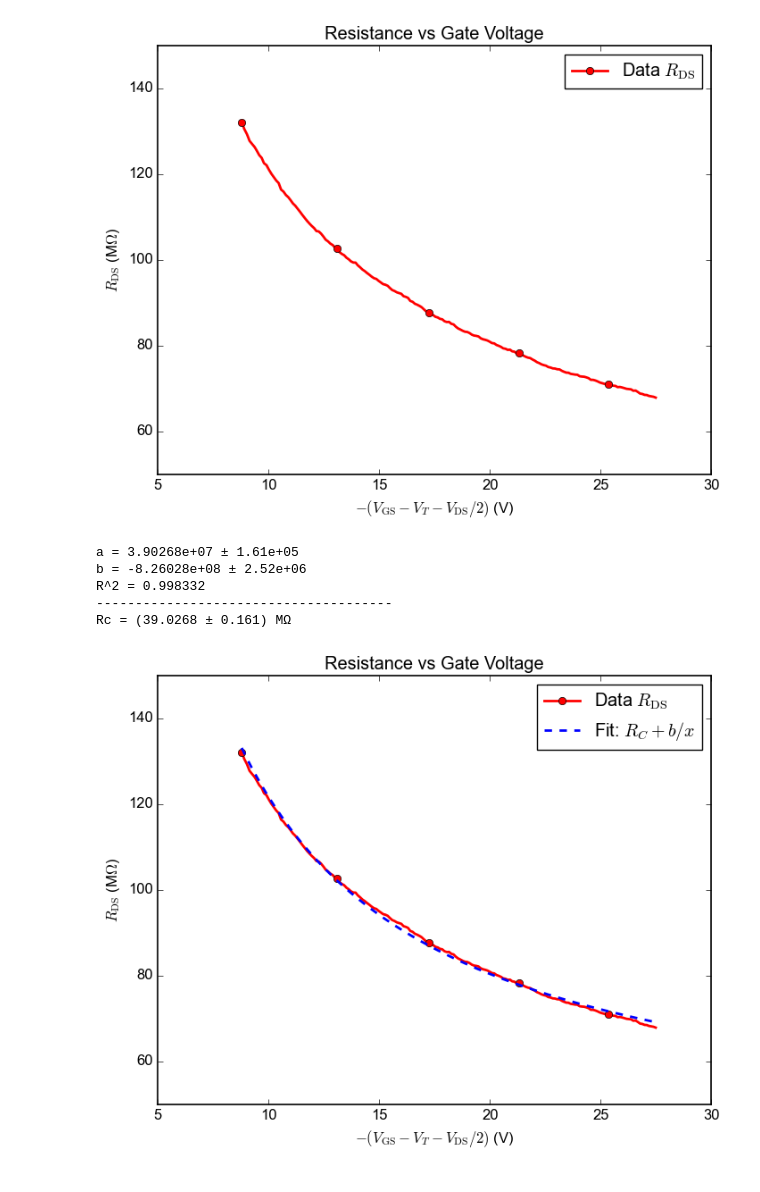
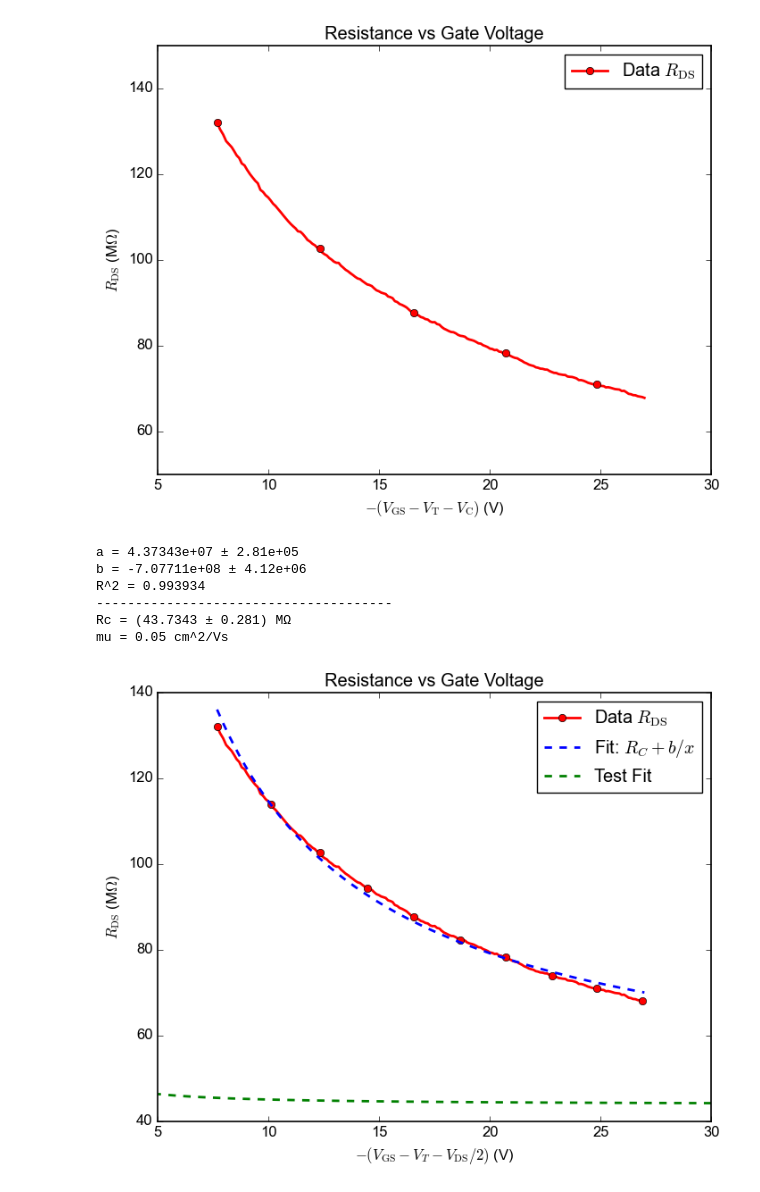
Before and after one commit to phamtrungkien8904/BachelorThesis, a Jupyter notebook: PS/resistance-vdP.ipynb, the cells around one changed output. Cells and saved outputs as stored; diff of their text form; code cells hidden in the pictures.

```diff
--- a/PS/resistance-vdP.ipynb
+++ b/PS/resistance-vdP.ipynb
@@ -20,14 +20,20 @@ data = np.loadtxt("./Data-Mobility/data-50nA-analyse.dat")
 V_GS = data[:, 0]  # VGS values
 I_DS = data[:, 2]  # IDS values
 V_DS = data[:, 3]  # VDS values
+sigma = data[:, 7]
+
 V_C = 0.5*(data[:, 4] + data[:, 5])
 R_DS = V_DS / I_DS  # Calculate resistance
 V_T = -10.1
+C =	2.6e-9	# F
+A = 45e-6	# m^2
+Ci = C/A # F/m^2
+mu = 3.6e-4	# m^2/Vs
 
-x = V_GS - V_T - 0.5 * V_C
+x = V_GS - V_T - V_C
 
 plt.plot(-x, R_DS*1e-6, lw=2, label=r'Data $R_\text{DS}$', color='red', marker='o', linestyle='-', markevery=40)
-plt.xlabel(r"$-(V_\text{GS}- V_T - V_\text{DS}/2)$ (V)")
+plt.xlabel(r"$-(V_\text{GS}- V_\text{T} - V_\text{C})$ (V)")
 plt.ylabel(r"$R_\text{DS}$ (M$\Omega$)")
 plt.xlim(5,30)
 plt.ylim(50, 150)
@@ -35,59 +41,70 @@ plt.legend(frameon=True, loc='upper right', numpoints=1)
 plt.title("Resistance vs Gate Voltage")
 plt.show()
 # %% [output]
-[figure, old version]
+[figure, new version]
 # %%
 def func(x, a, b):
     return a + b / x
 
-# Use only finite points in the requested fit window: 5 <= x <= 30
-mask = np.isfinite(x) & np.isfinite(R_DS)
+# Use only finite points in the requested fit window: 5 <= -x <= 30
+mask = np.isfinite(x) & np.isfinite(R_DS) & (-x >= 5) & (-x <= 30)
 x_fit = x[mask]
 R_fit_data = R_DS[mask]
+
+# Target b value corresponding to mu = 3 cm^2/Vs
+b_target = -np.log(2) / (np.pi * Ci * 1e-4 * 3)
+a0 = np.median(R_fit_data)
 
 # Fit Rc + b/x to the selected x-range
 popt, pcov = curve_fit(
     func,
     x_fit,
     R_fit_data,
-    p0=(10, 10),
+    p0=(a0, b_target),
+    bounds=([-np.inf, -np.inf], [np.inf, 0]),
 )
 R_fit = func(x_fit, *popt)
 a, b = popt
 
 # Coefficient of determination
 ss_res = np.sum((R_fit_data - R_fit) ** 2)
 ss_tot = np.sum((R_fit_data - np.mean(R_fit_data)) ** 2)
 r2 = 1 - (ss_res / ss_tot)
 
 # 1-sigma parameter uncertainties from covariance matrix
 perr = np.sqrt(np.diag(pcov))
 a_err, b_err = perr
 
 
 
 R_fit = func(x_fit, a, b)
 
 
 print(f"a = {a:.6g} ± {a_err:.3g}")
 print(f"b = {b:.6g} ± {b_err:.3g}")
 print(f"R^2 = {r2:.6f}")
 print("--------------------------------------")
 print(f"Rc = ({a*1e-6:.6g} ± {a_err*1e-6:.3g}) MΩ")
+print(f"mu = {-np.log(2)/(np.pi*b*Ci)*1e4:.2f} cm^2/Vs")
 
-plt.plot(-x, R_DS*1e-6, lw=2, label=r'Data $R_\text{DS}$', color='red', marker='o', linestyle='-', markevery=40)
+x_test = np.linspace(-30, -5, 100)
+R_test = func(x_test, a, b_target)  # Reference curve with mu=3 cm^2/Vs
+
+plt.plot(-x, R_DS*1e-6, lw=2, label=r'Data $R_\text{DS}$', color='red', marker='o', linestyle='-', markevery=20)
 plt.plot(-x_fit, R_fit*1e-6, lw=2, label='Fit: $R_C + b/x$', color='blue', linestyle='--')
+plt.plot(-x_test, R_test*1e-6, lw=2, label='Test Fit', color='green', linestyle='--')
 plt.xlabel(r"$-(V_\text{GS}- V_T - V_\text{DS}/2)$ (V)")
 plt.ylabel(r"$R_\text{DS}$ (M$\Omega$)")
-plt.xlim(5,30)
-plt.ylim(50, 150)
+# plt.xlim(5,30)
+# plt.ylim(50, 150)
 plt.legend(frameon=True, loc='upper right', numpoints=1)
 plt.title("Resistance vs Gate Voltage")
 plt.show()
 # %% [output]
-a = 3.90268e+07 ± 1.61e+05
-b = -8.26028e+08 ± 2.52e+06
-R^2 = 0.998332
+a = 4.37343e+07 ± 2.81e+05
+b = -7.07711e+08 ± 4.12e+06
+R^2 = 0.993934
 --------------------------------------
-Rc = (39.0268 ± 0.161) MΩ
+Rc = (43.7343 ± 0.281) MΩ
+mu = 0.05 cm^2/Vs
-[figure, old version]
+[figure, new version]
```
Also changed, not shown: parts of 1 cell of this notebook, 3 other files.
